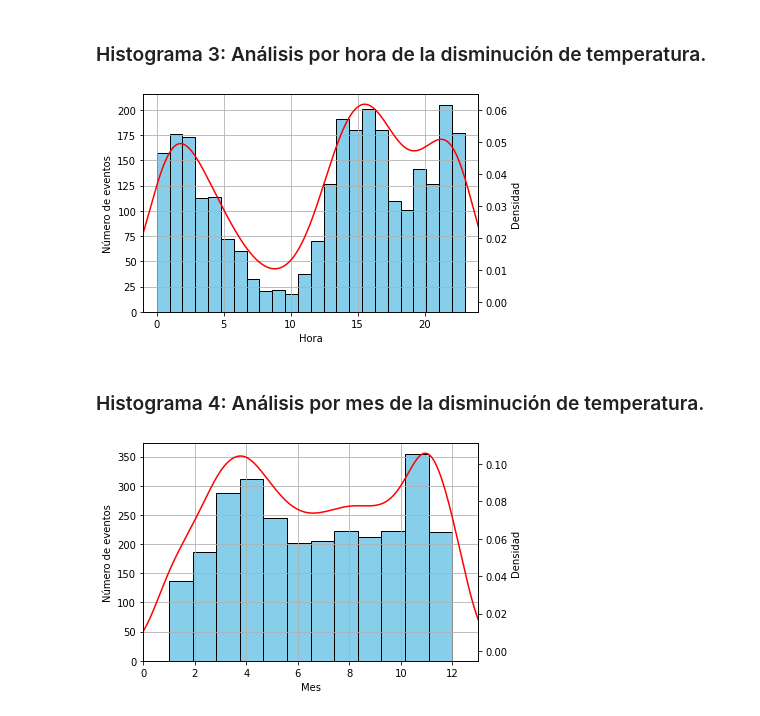
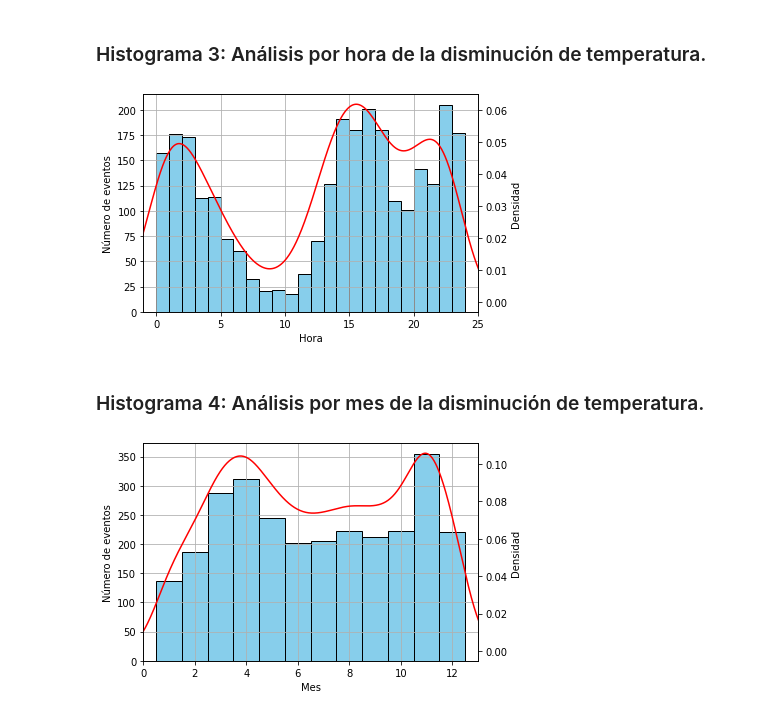
Before and after one commit to chris051091/Seminario-3, a Jupyter notebook: histograms/src/Histogramas.ipynb, the cells around one changed output. Cells and saved outputs as stored; diff of their text form; code cells hidden in the pictures.

```diff
--- a/histograms/src/Histogramas.ipynb
+++ b/histograms/src/Histogramas.ipynb
@@ -70,37 +76,37 @@ plt.savefig(PATH_FIGURAS + 'Histograma_mes_Temp.png', format='png')
 fig, ax = plt.subplots()
 
 # Gráfico del histograma
-df['hour_max_dt'].plot(kind = 'hist', ax=ax, edgecolor='black', color='skyblue', bins = 24)
+df['hour_max_dt'].plot(kind = 'hist', ax=ax, edgecolor='black', color='skyblue', bins = range(0, 25))
 
 # Gráfico de la estimativa de la densidad del kernel en el mismo gráfico sobre el mismo gráfico
 ax2 = df['hour_max_dt'].plot(kind='kde', secondary_y=True, ax=ax, color='red')
 ax2.set_ylabel("Densidad")
 
 ax.set_ylim(0)
-ax.set_xlim(-1, 24)
+ax.set_xlim(-1, 25)
 ax.grid(True)
 ax.set_xlabel("Hora")
 ax.set_ylabel("Número de eventos")
 plt.savefig(PATH_FIGURAS + 'Histograma_hora_dism.png', format='png')
 # %% [output]
-[figure, old version]
+[figure, new version]
 # %% [markdown]
 ### Histograma 4: Análisis por mes de la disminución de temperatura.
 # %%
 fig, ax = plt.subplots()
 
 # Gráfico del histograma
-df['month_max_dt'].plot(kind = 'hist', ax=ax, edgecolor='black', color='skyblue', bins = 12)
+df['month_max_dt'].plot(kind = 'hist', ax=ax, edgecolor='black', color='skyblue', bins = range(0,14), align='left')
 
 # Gráfico de la estimativa de la densidad del kernel en el mismo gráfico sobre el mismo gráfico
 ax2 = df['month_max_dt'].plot(kind='kde', secondary_y=True, ax=ax, color='red')
 ax2.set_ylabel("Densidad")
 
 ax.set_ylim(0)
 ax.set_xlim(0, 13)
 ax.grid(True)
 ax.set_xlabel("Mes")
 ax.set_ylabel("Número de eventos")
 plt.savefig(PATH_FIGURAS + 'Histograma_mes_dism.png', format='png')
 # %% [output]
-[figure, old version]
+[figure, new version]
```
Also changed, not shown: parts of 3 cells of this notebook, 5 other files.
